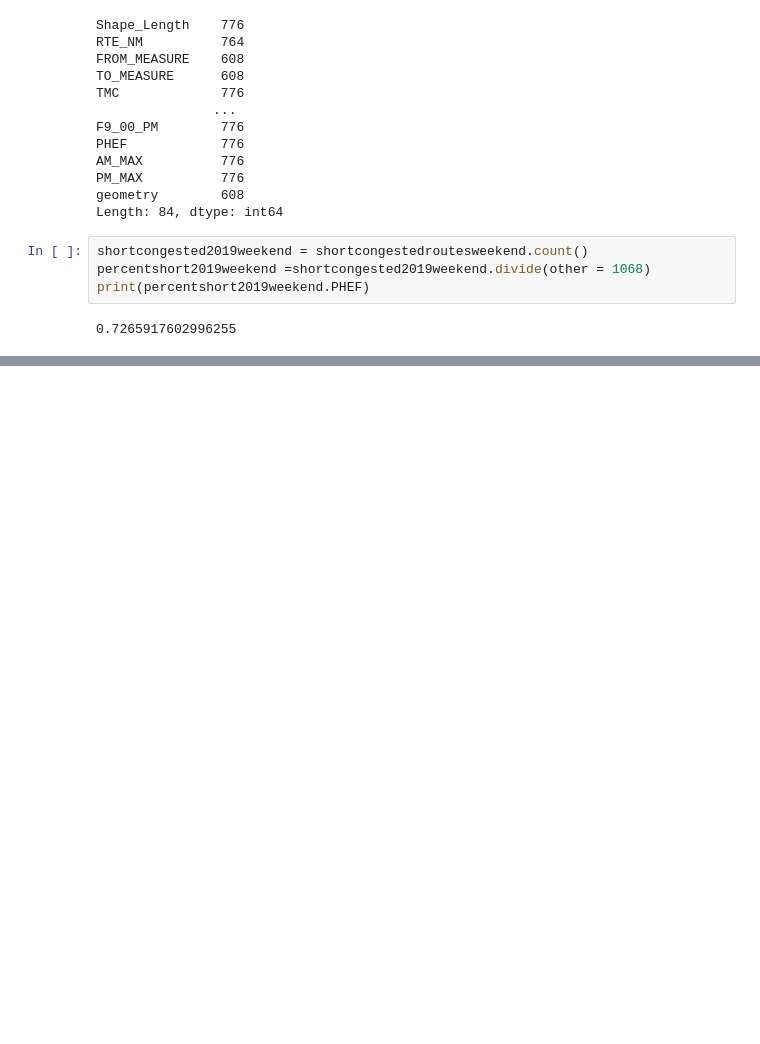
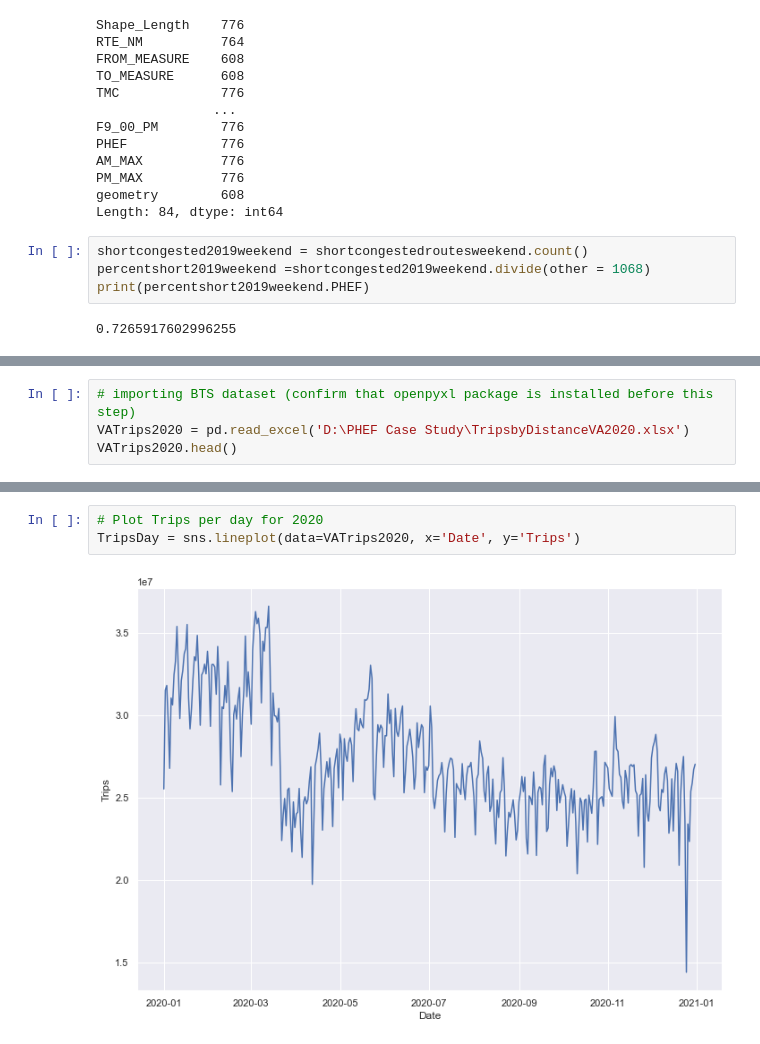
Before and after one commit to mjoireman/pathways-python, a Jupyter notebook: samples/gis_analysts_data_scientists/use_cases/02_congestion/congestion.ipynb, the cells around one changed output, grey strips where cells are left out. Saved outputs shown, nothing was run; the diff lists cells and outputs as text; blank space fills up the shorter version.

```diff
--- a/samples/gis_analysts_data_scientists/use_cases/02_congestion/congestion.ipynb
+++ b/samples/gis_analysts_data_scientists/use_cases/02_congestion/congestion.ipynb
@@ -250,0 +408,4 @@ The 2019 Weekend data also conforms to the trend with 778 of the 1068 (72.3%) co
+# %%
+# importing BTS dataset (confirm that openpyxl package is installed before this step)
+VATrips2020 = pd.read_excel('D:\PHEF Case Study\TripsbyDistanceVA2020.xlsx')
+VATrips2020.head()
@@ -250,0 +420,5 @@ The 2019 Weekend data also conforms to the trend with 778 of the 1068 (72.3%) co
+# %%
+# Plot Trips per day for 2020
+TripsDay = sns.lineplot(data=VATrips2020, x='Date', y='Trips')
+# %% [output]
+[figure, added]
```
Also changed, not shown: parts of 29 cells of this notebook, 1 other file.
